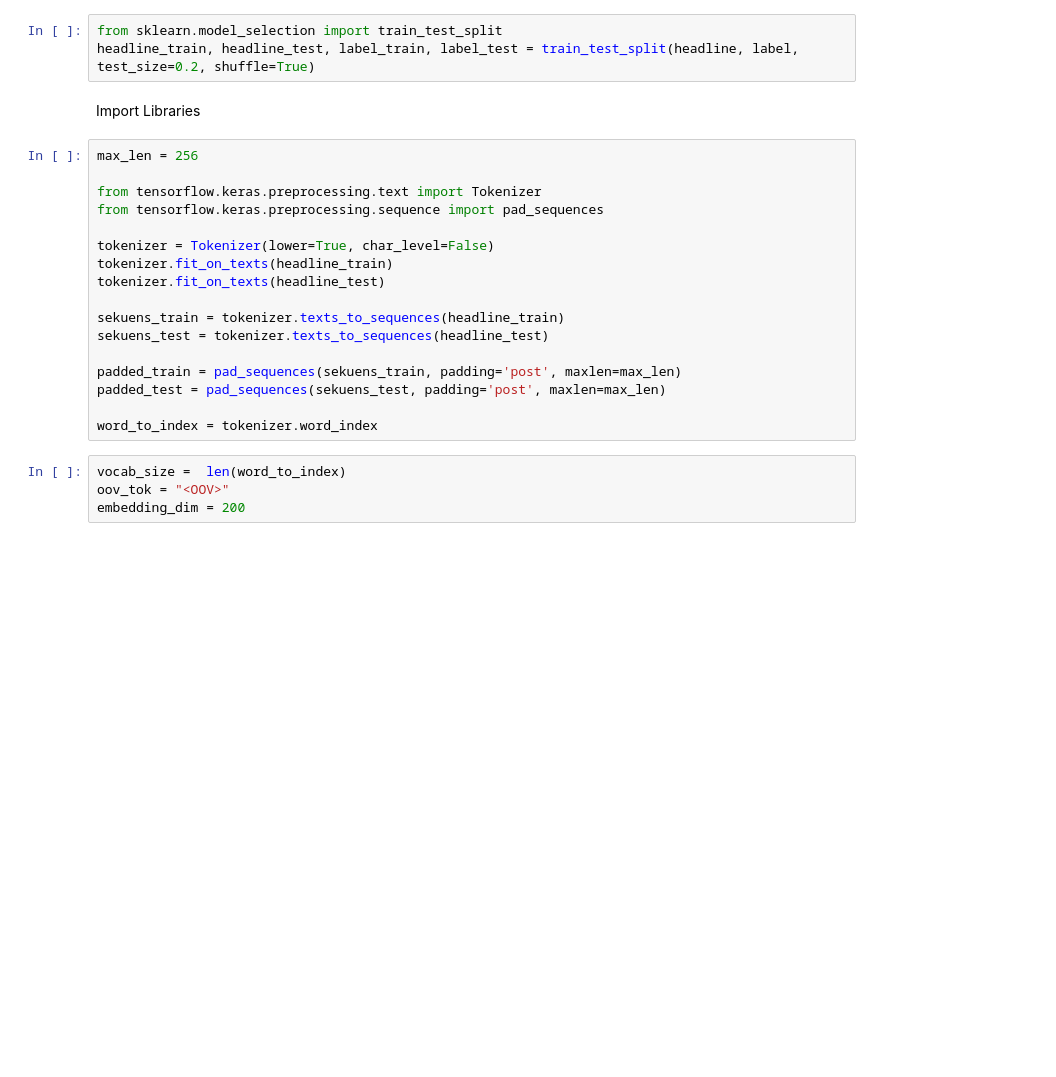
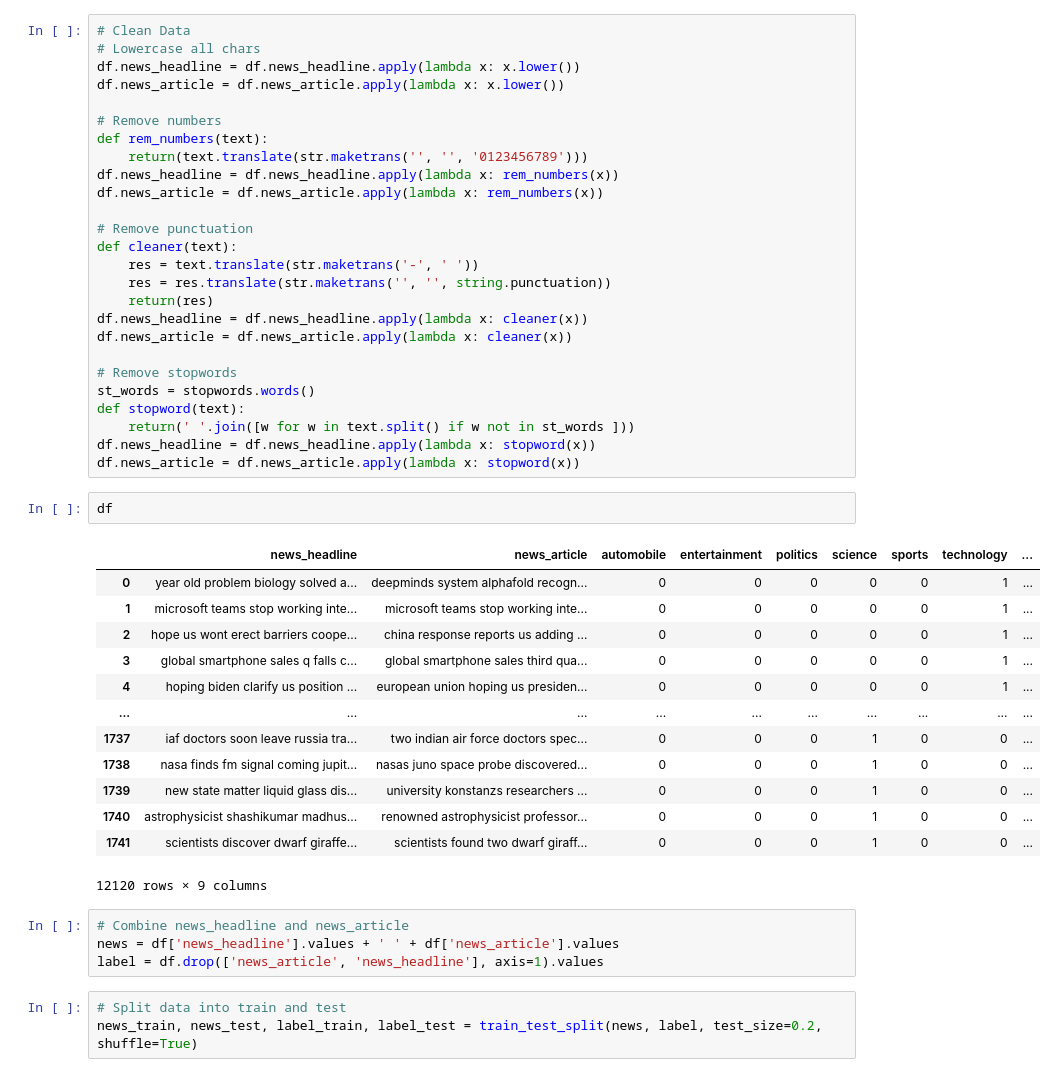
Before and after one commit to Ndhel97/QTI_final_project, a Jupyter notebook: train_data.ipynb, the cells around one changed output. Drawn from its saved outputs; the diff is of its cells as text; blank space fills up the shorter version.

```diff
--- a/train_data.ipynb
+++ b/train_data.ipynb
@@ -89,26 +72,49 @@ label = df_third.drop(['short_description', 'headline'], axis=1).values
+# %%
+# Clean Data
+# Lowercase all chars
+df.news_headline = df.news_headline.apply(lambda x: x.lower())
+df.news_article = df.news_article.apply(lambda x: x.lower())
+
+# Remove numbers
+def rem_numbers(text):
+    return(text.translate(str.maketrans('', '', '0123456789')))
+df.news_headline = df.news_headline.apply(lambda x: rem_numbers(x))
+df.news_article = df.news_article.apply(lambda x: rem_numbers(x))
+
+# Remove punctuation
+def cleaner(text):
+    res = text.translate(str.maketrans('-', ' '))
+    res = res.translate(str.maketrans('', '', string.punctuation))
+    return(res)
+df.news_headline = df.news_headline.apply(lambda x: cleaner(x))
+df.news_article = df.news_article.apply(lambda x: cleaner(x))
+
+# Remove stopwords
+st_words = stopwords.words()
+def stopword(text):
+    return(' '.join([w for w in text.split() if w not in st_words ]))
+df.news_headline = df.news_headline.apply(lambda x: stopword(x))
+df.news_article = df.news_article.apply(lambda x: stopword(x))
+# %%
+df
+# %% [output]
+|  | news_headline | news_article | automobile | entertainment | politics | science | sports | technology | ... |
+| 0 | year old problem biology solved a... | deepminds system alphafold recogn... | 0 | 0 | 0 | 0 | 0 | 1 | ... |
+| 1 | microsoft teams stop working inte... | microsoft teams stop working inte... | 0 | 0 | 0 | 0 | 0 | 1 | ... |
+| 2 | hope us wont erect barriers coope... | china response reports us adding ... | 0 | 0 | 0 | 0 | 0 | 1 | ... |
+| 3 | global smartphone sales q falls c... | global smartphone sales third qua... | 0 | 0 | 0 | 0 | 0 | 1 | ... |
+| 4 | hoping biden clarify us position ... | european union hoping us presiden... | 0 | 0 | 0 | 0 | 0 | 1 | ... |
+| ... | ... | ... | ... | ... | ... | ... | ... | ... | ... |
+| 1737 | iaf doctors soon leave russia tra... | two indian air force doctors spec... | 0 | 0 | 0 | 1 | 0 | 0 | ... |
+| 1738 | nasa finds fm signal coming jupit... | nasas juno space probe discovered... | 0 | 0 | 0 | 1 | 0 | 0 | ... |
+| 1739 | new state matter liquid glass dis... | university konstanzs researchers ... | 0 | 0 | 0 | 1 | 0 | 0 | ... |
+| 1740 | astrophysicist shashikumar madhus... | renowned astrophysicist professor... | 0 | 0 | 0 | 1 | 0 | 0 | ... |
+| 1741 | scientists discover dwarf giraffe... | scientists found two dwarf giraff... | 0 | 0 | 0 | 1 | 0 | 0 | ... |
+12120 rows × 9 columns
+# %%
+# Combine news_headline and news_article
+news = df['news_headline'].values + ' ' + df['news_article'].values
+label = df.drop(['news_article', 'news_headline'], axis=1).values
 # %%
-from sklearn.model_selection import train_test_split
-headline_train, headline_test, label_train, label_test = train_test_split(headline, label, test_size=0.2, shuffle=True)
+# Split data into train and test
+news_train, news_test, label_train, label_test = train_test_split(news, label, test_size=0.2, shuffle=True)
-# %% [markdown]
-Import Libraries
-# %%
-max_len = 256
-
-from tensorflow.keras.preprocessing.text import Tokenizer
-from tensorflow.keras.preprocessing.sequence import pad_sequences
-
-tokenizer = Tokenizer(lower=True, char_level=False)
-tokenizer.fit_on_texts(headline_train)
-tokenizer.fit_on_texts(headline_test)
-
-sekuens_train = tokenizer.texts_to_sequences(headline_train)
-sekuens_test = tokenizer.texts_to_sequences(headline_test)
-
-padded_train = pad_sequences(sekuens_train, padding='post', maxlen=max_len)
-padded_test = pad_sequences(sekuens_test, padding='post', maxlen=max_len)
-
-word_to_index = tokenizer.word_index
-# %%
-vocab_size =  len(word_to_index)
-oov_tok = "<OOV>"
-embedding_dim = 200
```
Also changed, not shown: parts of 30 cells of this notebook, 2 other files.
